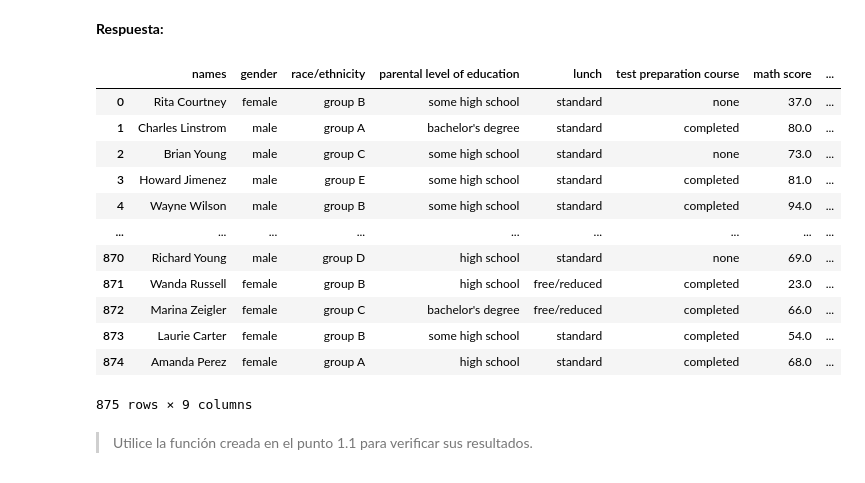
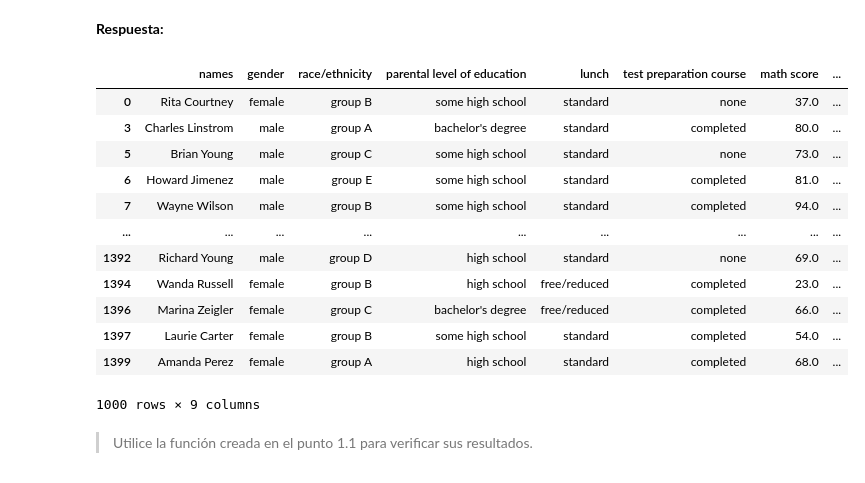
Before and after one commit to tomasaguirre-ignacioalbornoz/MDS7202, a Jupyter notebook: lab4/Laboratorio4_enunciado.ipynb, the cells around one changed output. Cells and saved outputs as stored; diff of their text form; code cells hidden in the pictures.

````diff
--- a/lab4/Laboratorio4_enunciado.ipynb
+++ b/lab4/Laboratorio4_enunciado.ipynb
@@ -360,22 +378,29 @@ En base a lo realizado anteriormente, realice una limpieza de los dataset. Asuma
 Puede ser útil los métodos ```.drop_duplicates()``` y ```.dropna()``` como también utilizar queries con máscaras booleanas.
 # %% [markdown]
 **Respuesta:**
+# %%
+def clean_data(dataframe):
+    condicion = (dataframe['math score'] > 100) | (dataframe['reading score'] > 100) | (dataframe['writing score'] > 100)
+    dataframe = dataframe.drop(dataframe[condicion].index)
+    dataframe = dataframe.dropna()
+    dataframe = dataframe.drop_duplicates()
+    return dataframe
 # %%
-df_grades = clean_data(df_grades)
+df_grades = clean_data(df)
 df_grades
 # %% [output]
 |  | names | gender | race/ethnicity | parental level of education | lunch | test preparation course | math score | ... |
 | 0 | Rita Courtney | female | group B | some high school | standard | none | 37.0 | ... |
-| 1 | Charles Linstrom | male | group A | bachelor's degree | standard | completed | 80.0 | ... |
-| 2 | Brian Young | male | group C | some high school | standard | none | 73.0 | ... |
-| 3 | Howard Jimenez | male | group E | some high school | standard | completed | 81.0 | ... |
-| 4 | Wayne Wilson | male | group B | some high school | standard | completed | 94.0 | ... |
+| 3 | Charles Linstrom | male | group A | bachelor's degree | standard | completed | 80.0 | ... |
+| 5 | Brian Young | male | group C | some high school | standard | none | 73.0 | ... |
+| 6 | Howard Jimenez | male | group E | some high school | standard | completed | 81.0 | ... |
+| 7 | Wayne Wilson | male | group B | some high school | standard | completed | 94.0 | ... |
 | ... | ... | ... | ... | ... | ... | ... | ... | ... |
-| 870 | Richard Young | male | group D | high school | standard | none | 69.0 | ... |
-| 871 | Wanda Russell | female | group B | high school | free/reduced | completed | 23.0 | ... |
-| 872 | Marina Zeigler | female | group C | bachelor's degree | free/reduced | completed | 66.0 | ... |
-| 873 | Laurie Carter | female | group B | some high school | standard | completed | 54.0 | ... |
-| 874 | Amanda Perez | female | group A | high school | standard | completed | 68.0 | ... |
+| 1392 | Richard Young | male | group D | high school | standard | none | 69.0 | ... |
+| 1394 | Wanda Russell | female | group B | high school | free/reduced | completed | 23.0 | ... |
+| 1396 | Marina Zeigler | female | group C | bachelor's degree | free/reduced | completed | 66.0 | ... |
+| 1397 | Laurie Carter | female | group B | some high school | standard | completed | 54.0 | ... |
+| 1399 | Amanda Perez | female | group A | high school | standard | completed | 68.0 | ... |
-875 rows × 9 columns
+1000 rows × 9 columns
 # %% [markdown]
 > Utilice la función creada en el punto 1.1 para verificar sus resultados.
````
Also changed, not shown: parts of 7 cells of this notebook.
